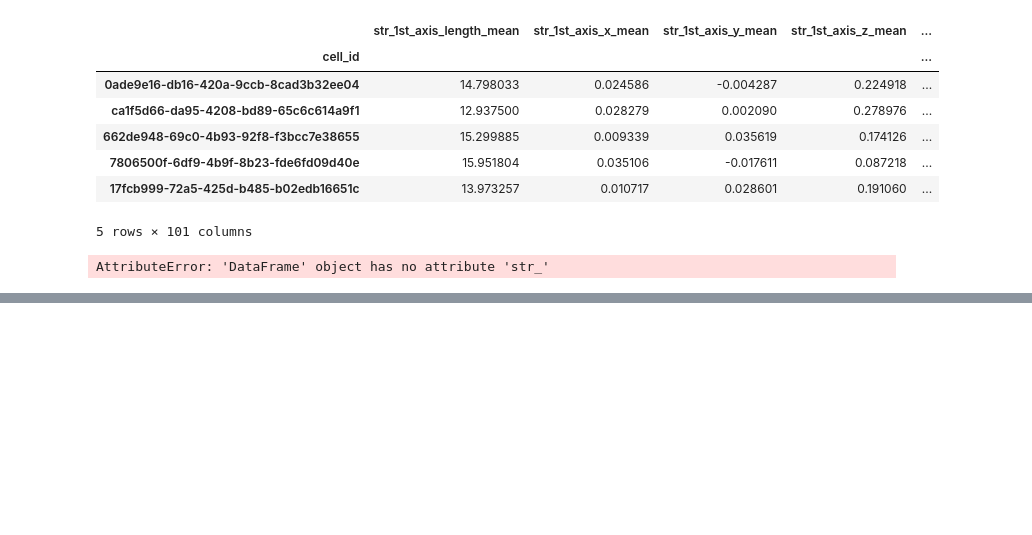
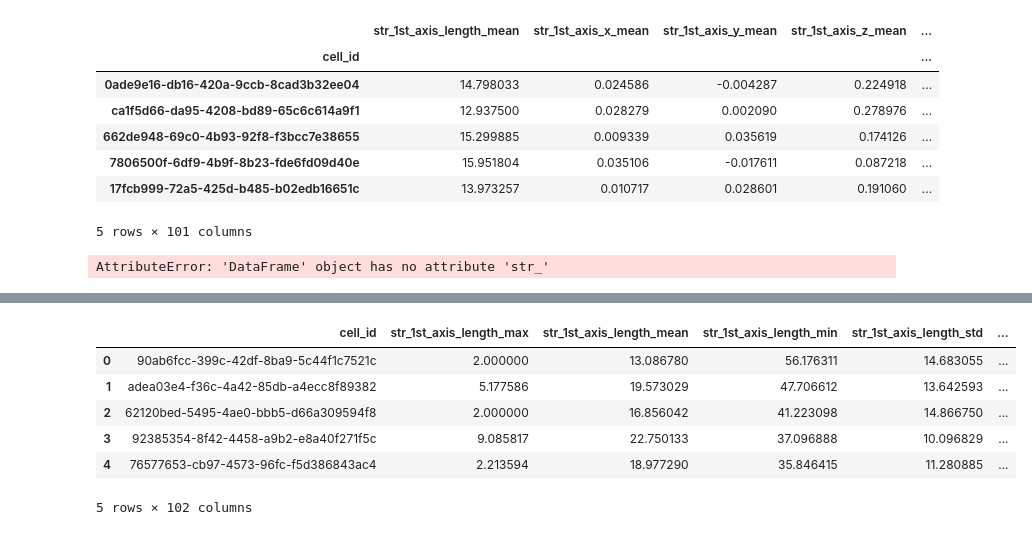
Before and after one commit to AllenInstitute/qcb-analysis, a Jupyter notebook: data-scripts/misc/inspect_ds.ipynb, the cells around one changed output, grey strips where cells are left out. Drawn from its saved outputs; the diff is of its cells as text; code cells hidden in the pictures; blank space fills up the shorter version.

```diff
--- a/data-scripts/misc/inspect_ds.ipynb
+++ b/data-scripts/misc/inspect_ds.ipynb
@@ -177,0 +223,10 @@ AttributeError: 'DataFrame' object has no attribute 'str_'
+# %%
+df_st6.ds.head()
+# %% [output]
+|  | cell_id | str_1st_axis_length_max | str_1st_axis_length_mean | str_1st_axis_length_min | str_1st_axis_length_std | ... |
+| 0 | 90ab6fcc-399c-42df-8ba9-5c44f1c7521c | 2.000000 | 13.086780 | 56.176311 | 14.683055 | ... |
+| 1 | adea03e4-f36c-4a42-85db-a4ecc8f89382 | 5.177586 | 19.573029 | 47.706612 | 13.642593 | ... |
+| 2 | 62120bed-5495-4ae0-bbb5-d66a309594f8 | 2.000000 | 16.856042 | 41.223098 | 14.866750 | ... |
+| 3 | 92385354-8f42-4458-a9b2-e8a40f271f5c | 9.085817 | 22.750133 | 37.096888 | 10.096829 | ... |
+| 4 | 76577653-cb97-4573-96fc-f5d386843ac4 | 2.213594 | 18.977290 | 35.846415 | 11.280885 | ... |
+5 rows × 102 columns
```
Also changed, not shown: parts of 12 cells of this notebook, 4 other files.
